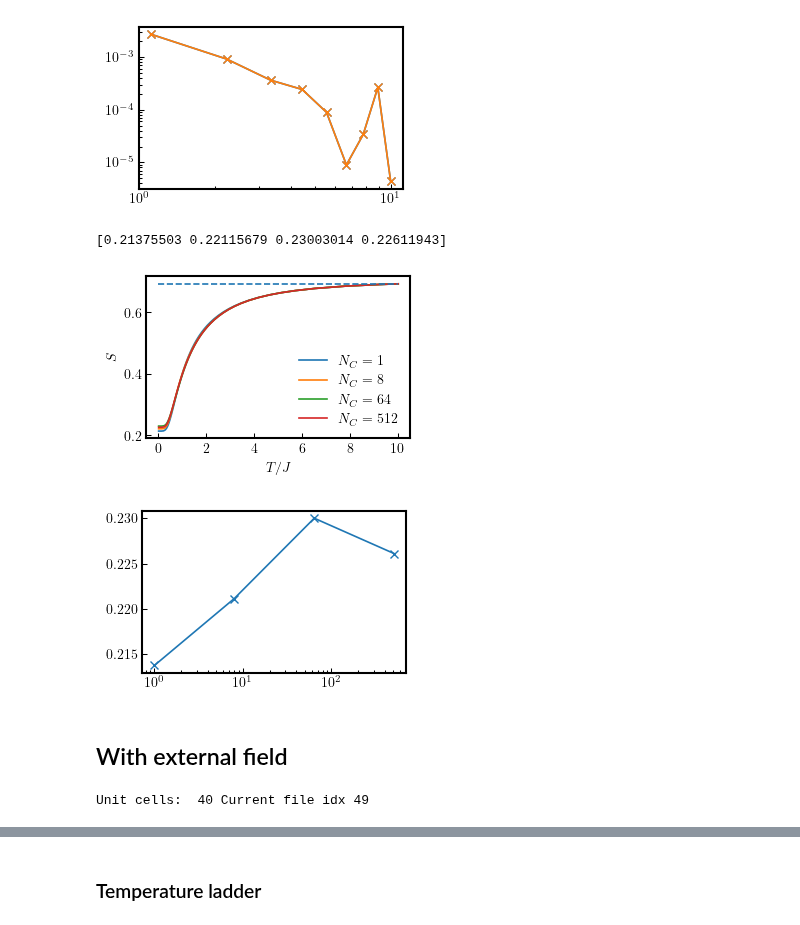
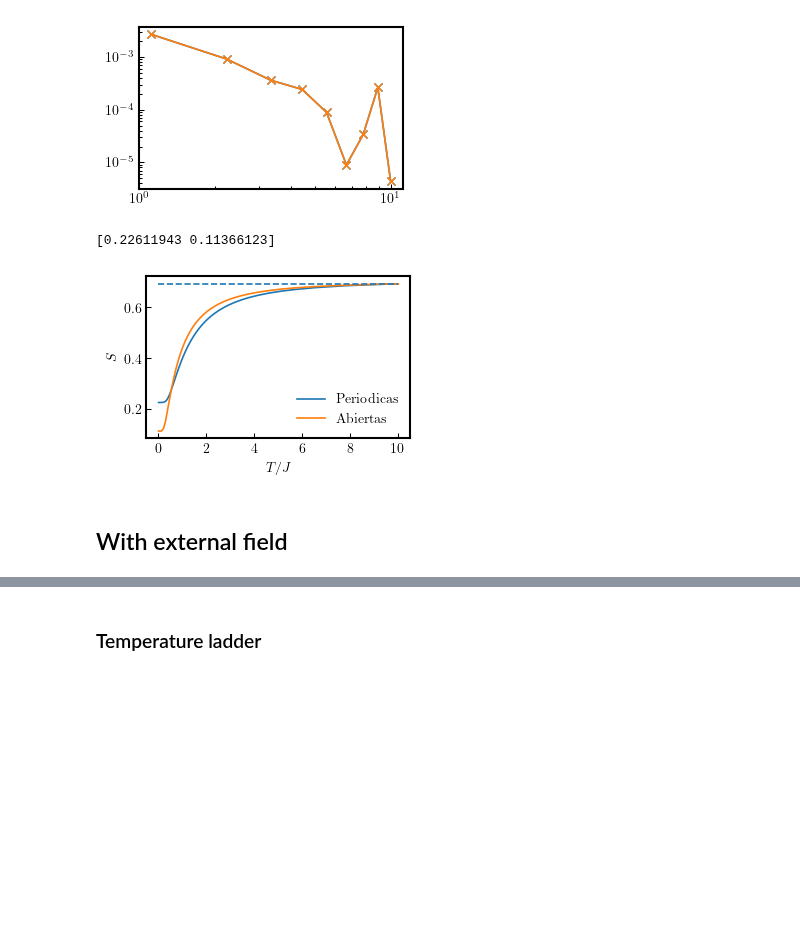
Before and after one commit to Alejo-Costa-Duran/ParallelTempering, a Jupyter notebook: dataAnalysis.ipynb, the cells around one changed output, grey strips where cells are left out. Saved outputs shown, nothing was run; the diff lists cells and outputs as text; code cells hidden in the pictures; blank space fills up the shorter version.

```diff
--- a/dataAnalysis.ipynb
+++ b/dataAnalysis.ipynb
@@ -151,3 +152,18 @@ m512 = np.load("./ProcessedData/m512.npy")
 cv512 = np.load("./ProcessedData/cv512.npy")
 cverr512 = np.load("./ProcessedData/cverr512.npy")
 t512 = np.load("./ProcessedData/t512.npy")
+
+e48open = np.load("./ProcessedData/e48open.npy")
+t48open = np.load("./ProcessedData/t48open.npy")
+cv48open = np.load("./ProcessedData/cv48open.npy")
+cverr48open = np.load("./ProcessedData/cverr48open.npy")
+
+e363open = np.load("./ProcessedData/e363open.npy")
+t363open = np.load("./ProcessedData/t363open.npy")
+cv363open = np.load("./ProcessedData/cv363open.npy")
+cverr363open = np.load("./ProcessedData/cverr363open.npy")
+
+e960open = np.load("./ProcessedData/e960open.npy")
+t960open = np.load("./ProcessedData/t960open.npy")
+cv960open = np.load("./ProcessedData/cv960open.npy")
+cverr960open = np.load("./ProcessedData/cverr960open.npy")
@@ -190,42 +235,32 @@ axCorr.set_yscale('log')
 # %%
 ### Entropy calculation
 from scipy.integrate import simps as simps
 from scipy.integrate import trapz as trapz
 def entropy(cv, temp):
     e1 = [np.log(2)-trapz(cv[n:]/temp[n:],temp[n:]) for n in range(len(cv))]
     return e1
 
 
 figEntropy, axEntropy = plt.subplots()
 
 
-axEntropy.plot(t1,entropy(cv1,t1), label = r'$N_C = 1$')
-axEntropy.plot(t8,entropy(cv8,t8), label = r'$N_C = 8$')
-axEntropy.plot(t64,entropy(cv64,t64), label = r'$N_C = 64$')
-axEntropy.plot(t512,entropy(cv512,t512), label = r'$N_C = 512$')
+#axEntropy.plot(t1,entropy(cv1,t1), label = r'$N_C = 1$')
+#axEntropy.plot(t8,entropy(cv8,t8), label = r'$N_C = 8$')
+#axEntropy.plot(t64,entropy(cv64,t64), label = r'$N_C = 64$')
+axEntropy.plot(t512,entropy(cv512,t512), label = r'Periodicas')
+axEntropy.plot(t960open,entropy(cv960open,t960open), label = r'Abiertas')
 axEntropy.hlines(np.log(2),0,10,linestyles='dashed')
 axEntropy.set_ylabel(r'$S$')
 axEntropy.set_xlabel(r'$T/J$')
 axEntropy.legend()
 
-entropies = np.array([entropy(cv1,t1)[0],entropy(cv8,t8)[0],entropy(cv64,t64)[0],entropy(cv512,t512)[0]])
+entropies = np.array([entropy(cv512,t512)[0],entropy(cv960open,t960open)[0]])
 
 figEntropy.savefig("./fig_chHypModels_entropy37.eps",format = 'eps',dpi=800, bbox_inches = 'tight',pad_inches = 0.03)
 figEntropy.show()
 print(entropies)
-plt.figure(5)
-plt.plot([1,8,64,512],entropies,'x-')
-plt.xscale('log')
 # %% [output]
-[0.21375503 0.22115679 0.23003014 0.22611943]
+[0.22611943 0.11366123]
-[figure, old version]
+[figure, new version]
-[figure, removed]
 # %% [markdown]
 ## With external field
-# %%
-corr48open, e48open,m48open,cv48open,cverr48open, t48open = process_data("../PT-Data/Open/DatosN0Proceso",50,48,-1,10)
-corr363open, e363open,m363open,cv363open,cverr363open, t363open = process_data("../PT-Data/Open/DatosN1Proceso",50,363,-1,10)
-corr960open, e960open,m960open,cv960open,cverr363open, t363open = process_data("../PT-Data/Open/DatosN2Proceso",50,960,-1,10)
-#corr64, e64,m64,cv64,cverr64, t64 = process_data("../PT-Data/05Field/DatosN64Proceso",50,24*64,-1,10)
-# %% [output]
-Unit cells:  40 Current file idx 49
```
Also changed, not shown: parts of 10 cells of this notebook, 25 other files.
